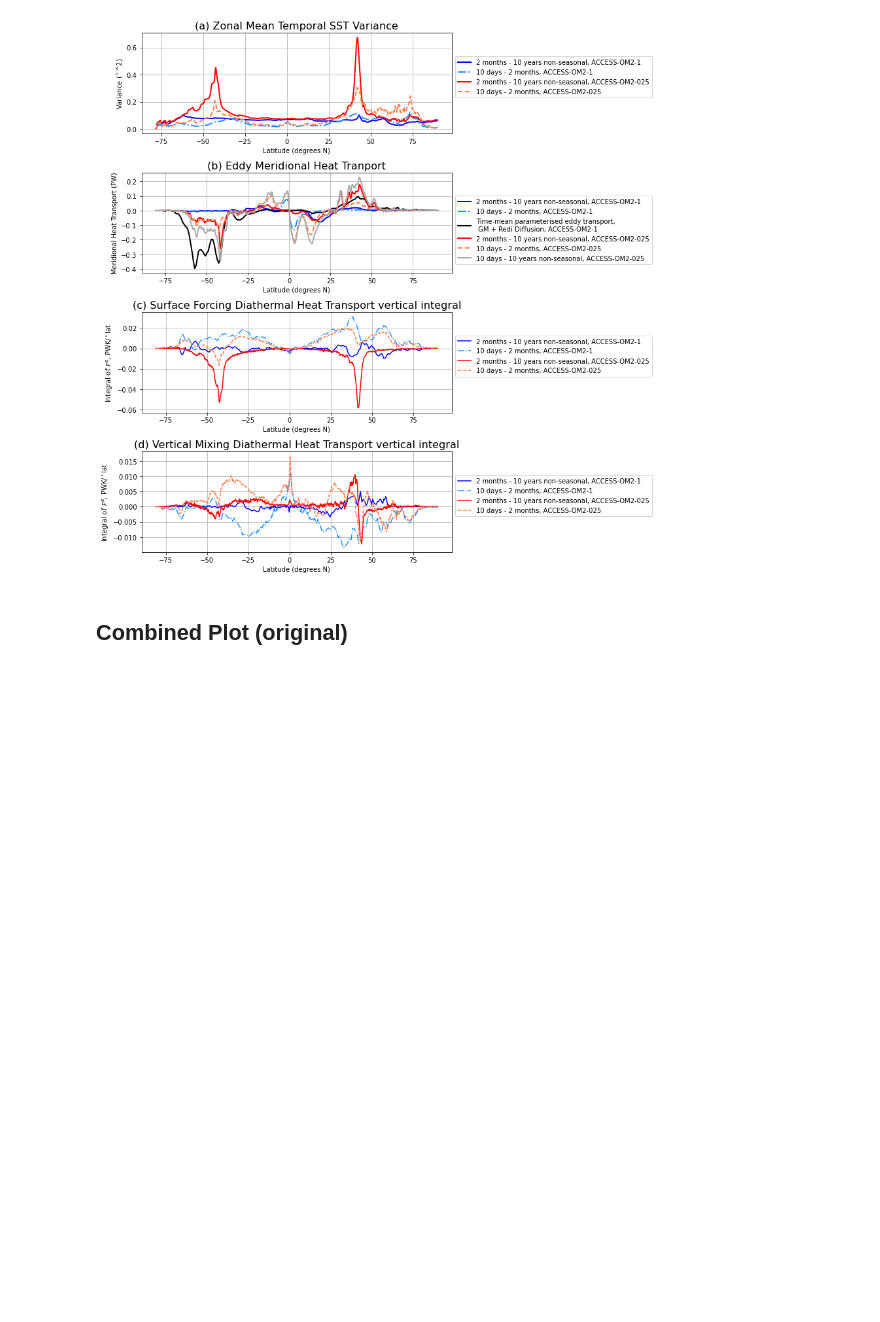
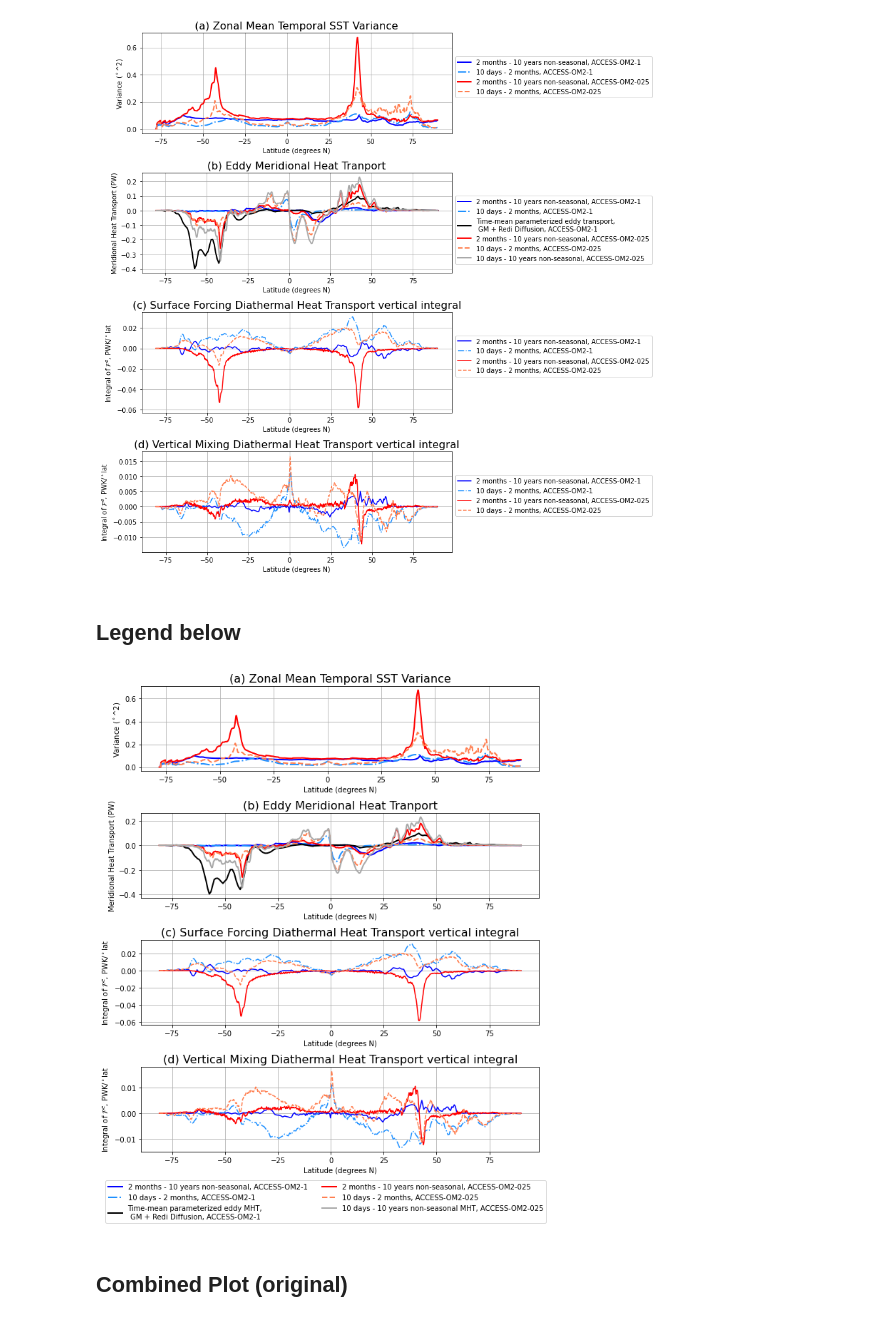
Before and after one commit to claireyung/Eddy_Diathermal_Code, a Jupyter notebook: Compare_1_0.25.ipynb, the cells around one changed output. Cells and saved outputs as stored; diff of their text form; code cells hidden in the pictures; blank space fills up the shorter version.

Commit message:
update model resolution comparison figure

```diff
--- a/Compare_1_0.25.ipynb
+++ b/Compare_1_0.25.ipynb
@@ -455,7 +455,7 @@ var_lt_025 = (var_lt_mean_025*fgrd.area_t).sum('xt_ocean')/(fgrd.area_t).sum('xt
 
 temp_yflux_gm_on_nrho.long_name = cp*gm_yflux*dxt*rho_dzt*temp binned to neutral density
 # %%
-fwmass_10yr1deg = xr.open_mfdataset('/scratch/e14/cy8964/access-om2/archive/1deg_jra55_ryf/output101-110_mean/ocean_wmass_mean.nc').chunk({'grid_yt_ocean':ych/10,'grid_yu_ocean':ych/10,'grid_xt_ocean':xch/10})
+fwmass_10yr1deg = xr.open_mfdataset('/g/data/e14/cy8964/access-om2/archive/1deg_jra55_ryf/output101-110_mean/ocean_wmass_mean.nc').chunk({'grid_yt_ocean':ych/10,'grid_yu_ocean':ych/10,'grid_xt_ocean':xch/10})
 # %%
 ## load relevant variables
 
@@ -537,6 +537,74 @@ plt.tight_layout()
 plt.savefig('comparison_resolutions_updated.png',dpi = 200)
 # %% [output]
 [figure]
+# %% [markdown]
+## Legend below
+# %%
+fig = plt.figure(figsize = (10,12))
+plt.subplot(4,1,1)
+
+(var_lt_1).plot(label='2 months - 10 years non-seasonal, ACCESS-OM2-1',linewidth=2, color = 'blue',linestyle = '-')
+(var_2mo_1).plot(label='10 days - 2 months, ACCESS-OM2-1',linewidth=2, color = 'dodgerblue',linestyle = '-.')
+(var_lt_025).plot(label='2 months - 10 years non-seasonal, ACCESS-OM2-025',linewidth=2, color = 'red',linestyle = '-')
+(var_2mo_025).plot(label='10 days - 2 months, ACCESS-OM2-025',linewidth=2, color = 'coral',linestyle = '--')
+
+plt.xlabel('Latitude (degrees N)')
+#plt.legend(bbox_to_anchor = (1,0.8), loc = 'upper left')
+plt.title('(a) Zonal Mean Temporal SST Variance', fontsize = 16)
+plt.ylabel('Variance ($^\circ$^2)')
+plt.grid()
+
+plt.subplot(4,1,2)
+(Hf_lt_1.sum('grid_xt_ocean')/1.e15).isel(neutral=-1).plot(label='2 months - 10 years non-seasonal, ACCESS-OM2-1',linewidth=2, color = 'blue',linestyle = '-')
+(Hf_TIWs_1.sum('grid_xt_ocean')/1.e15).isel(neutral=-1).plot(label='10 days - 2 months, ACCESS-OM2-1',linewidth=2, color = 'dodgerblue',linestyle = '-.')
+((temp_yflux_gm_on_nrho+temp_yflux_ndiffuse_on_nrho)/1.e15).sum('grid_xt_ocean').sum('neutral').plot(label='Time-mean parameterized eddy MHT,\n GM + Redi Diffusion, ACCESS-OM2-1',linewidth=2, color = 'k',linestyle = '-')
+
+(Hf_lt_025.sum('grid_xt_ocean')/1.e15).isel(neutral=-1).plot(label='2 months - 10 years non-seasonal, ACCESS-OM2-025',linewidth=2, color = 'red',linestyle = '-')
+(Hf_TIWs_025.sum('grid_xt_ocean')/1.e15).isel(neutral=-1).plot(label='10 days - 2 months, ACCESS-OM2-025',linewidth=2, color = 'coral',linestyle = '--')
+((Hf_TIWs_025+Hf_lt_025).sum('grid_xt_ocean')/1.e15).isel(neutral=-1).plot(label='10 days - 10 years non-seasonal MHT, ACCESS-OM2-025',linewidth=2, color = 'darkgrey',linestyle = '-')
+
+
+plt.ylabel('Meridional Heat Transport (PW)')
+plt.xlabel('Latitude (degrees N)')
+plt.legend(bbox_to_anchor = (-0.1,-3.3), loc = 'upper left', ncol = 2)
+plt.title('(b) Eddy Meridional Heat Tranport', fontsize = 16)
+plt.grid()
+
+plt.subplot(4,1,3)
+(SF_lt_1.sum('grid_xt_ocean')/dy1/1.e15*dT1).sum('neutralrho_edges').plot(label = '2 months - 10 years non-seasonal, ACCESS-OM2-1', color = 'blue',linestyle = '-')
+(SF_TIWs_1.sum('grid_xt_ocean')/dy1/1.e15*dT1).sum('neutralrho_edges').plot(label = '10 days - 2 months, ACCESS-OM2-1', color = 'dodgerblue',linestyle = '-.')
+
+(SF_lt_025.sum('grid_xt_ocean')/dy/1.e15*dT).sum('neutralrho_edges').plot(label = '2 months - 10 years non-seasonal, ACCESS-OM2-025', color = 'red',linestyle = '-')
+(SF_TIWs_025.sum('grid_xt_ocean')/dy/1.e15*dT).sum('neutralrho_edges').plot(label = '10 days - 2 months, ACCESS-OM2-025', color = 'coral',linestyle = '--')
+
+plt.ylabel('Integral of $\mathcal{F}^e$, PWK/$^\circ$lat')
+plt.xlabel('Latitude (degrees N)')
+#plt.legend(bbox_to_anchor = (1,0.8), loc = 'upper left')
+plt.title('(c) Surface Forcing Diathermal Heat Transport vertical integral', fontsize = 16)
+plt.grid()
+
+plt.subplot(4,1,4)
+
+(MX_lt_1.sum('grid_xt_ocean')/dy1/1.e15*dT1).sum('neutralrho_edges').plot(label = '2 months - 10 years non-seasonal, ACCESS-OM2-1', color = 'blue',linestyle = '-')
+(MX_TIWs_1.sum('grid_xt_ocean')/dy1/1.e15*dT1).sum('neutralrho_edges').plot(label = '10 days - 2 months, ACCESS-OM2-1', color = 'dodgerblue',linestyle = '-.')
+
+(MX_lt_025.sum('grid_xt_ocean')/dy/1.e15*dT).sum('neutralrho_edges').plot(label = '2 months - 10 years non-seasonal, ACCESS-OM2-025', color = 'red',linestyle = '-')
+(MX_TIWs_025.sum('grid_xt_ocean')/dy/1.e15*dT).sum('neutralrho_edges').plot(label = '10 days - 2 months, ACCESS-OM2-025', color = 'coral',linestyle = '--')
+
+plt.ylabel('Integral of $\mathcal{F}^e$, PWK/$^\circ$lat')
+plt.xlabel('Latitude (degrees N)')
+#plt.legend(bbox_to_anchor = (1,0.8), loc = 'upper left')
+plt.title('(d) Vertical Mixing Diathermal Heat Transport vertical integral', fontsize = 16)
+
+# plt.text(-75,0.04,'Variance creation',fontsize = 14)
+# plt.text(-75,-0.04,'Variance destruction',fontsize = 14)
+plt.grid()
+
+plt.tight_layout()
+plt.subplots_adjust(hspace = 0.5)
+plt.savefig('comparison_resolutions_updated_legendbot.png',dpi = 200)
+# %% [output]
+[figure, added]
 # %% [markdown]
 ## Combined Plot (original)
 # %%
```
Also changed, not shown: parts of 2 cells of this notebook, 2 other files.
